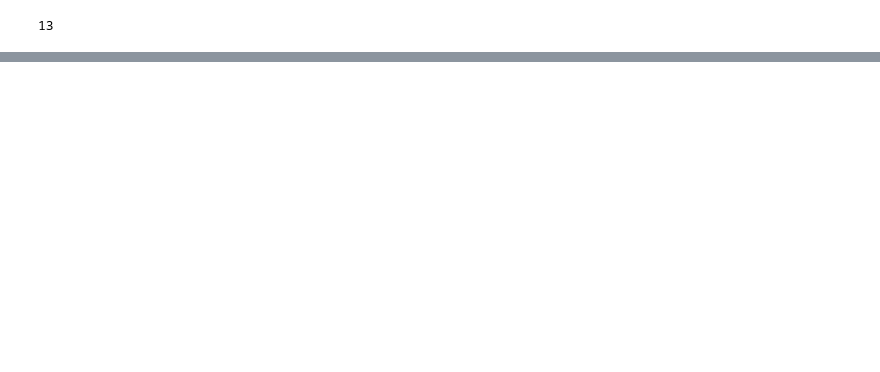
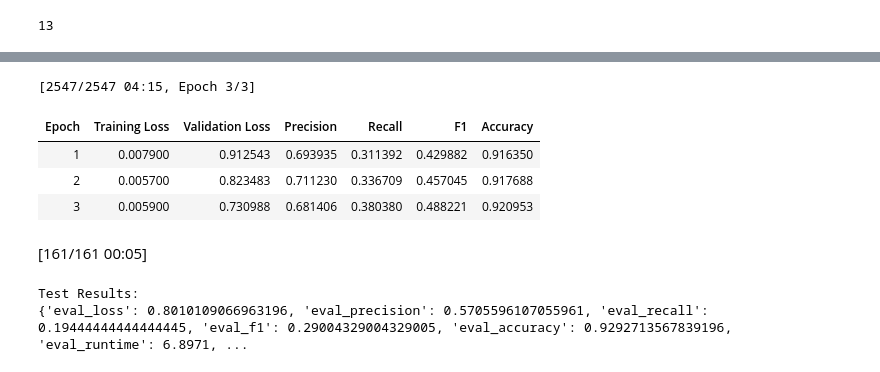
Before and after one commit to vanbuncha/tm, a Jupyter notebook: as2/Assignment_2_Text_Mining.ipynb, the cells around one changed output, grey strips where cells are left out. Cells and saved outputs as stored; diff of their text form; code cells hidden in the pictures; blank space fills up the shorter version.

```diff
--- a/as2/Assignment_2_Text_Mining.ipynb
+++ b/as2/Assignment_2_Text_Mining.ipynb
@@ -469,0 +567,38 @@ TrainOutput(global_step=1275, training_loss=0.07559682210286459, metrics={'train
+# %%
+args_combination_3 = TrainingArguments(
+    "bert-finetuned-ner-combination-3",
+    evaluation_strategy="epoch",
+    save_strategy="epoch",
+    learning_rate=5e-5,
+    num_train_epochs=3,
+    weight_decay=0.01,
+    per_device_train_batch_size=4,
+    push_to_hub=True,
+)
+trainer = Trainer(
+    model=model,
+    args=args_combination_3,
+    train_dataset=tokenized_datasets["train"],
+    eval_dataset=tokenized_datasets["validation"],  # Use the "validation" set for hyperparameter optimization
+    data_collator=data_collator,
+    compute_metrics=compute_metrics,
+    tokenizer=tokenizer,
+)
+
+trainer.train()
+
+# After training, evaluate the model on the test set
+test_results = trainer.evaluate(tokenized_datasets["test"])
+
+# Print the test results
+print("Test Results:")
+print(test_results)
+# %% [output]
+[2547/2547 04:15, Epoch 3/3]
+| Epoch | Training Loss | Validation Loss | Precision | Recall | F1 | Accuracy |
+| 1 | 0.007900 | 0.912543 | 0.693935 | 0.311392 | 0.429882 | 0.916350 |
+| 2 | 0.005700 | 0.823483 | 0.711230 | 0.336709 | 0.457045 | 0.917688 |
+| 3 | 0.005900 | 0.730988 | 0.681406 | 0.380380 | 0.488221 | 0.920953 |
+[161/161 00:05]
+Test Results:
+{'eval_loss': 0.8010109066963196, 'eval_precision': 0.5705596107055961, 'eval_recall': 0.19444444444444445, 'eval_f1': 0.29004329004329005, 'eval_accuracy': 0.9292713567839196, 'eval_runtime': 6.8971, ...
```
Also changed, not shown: parts of 38 cells of this notebook, 1 other file.
